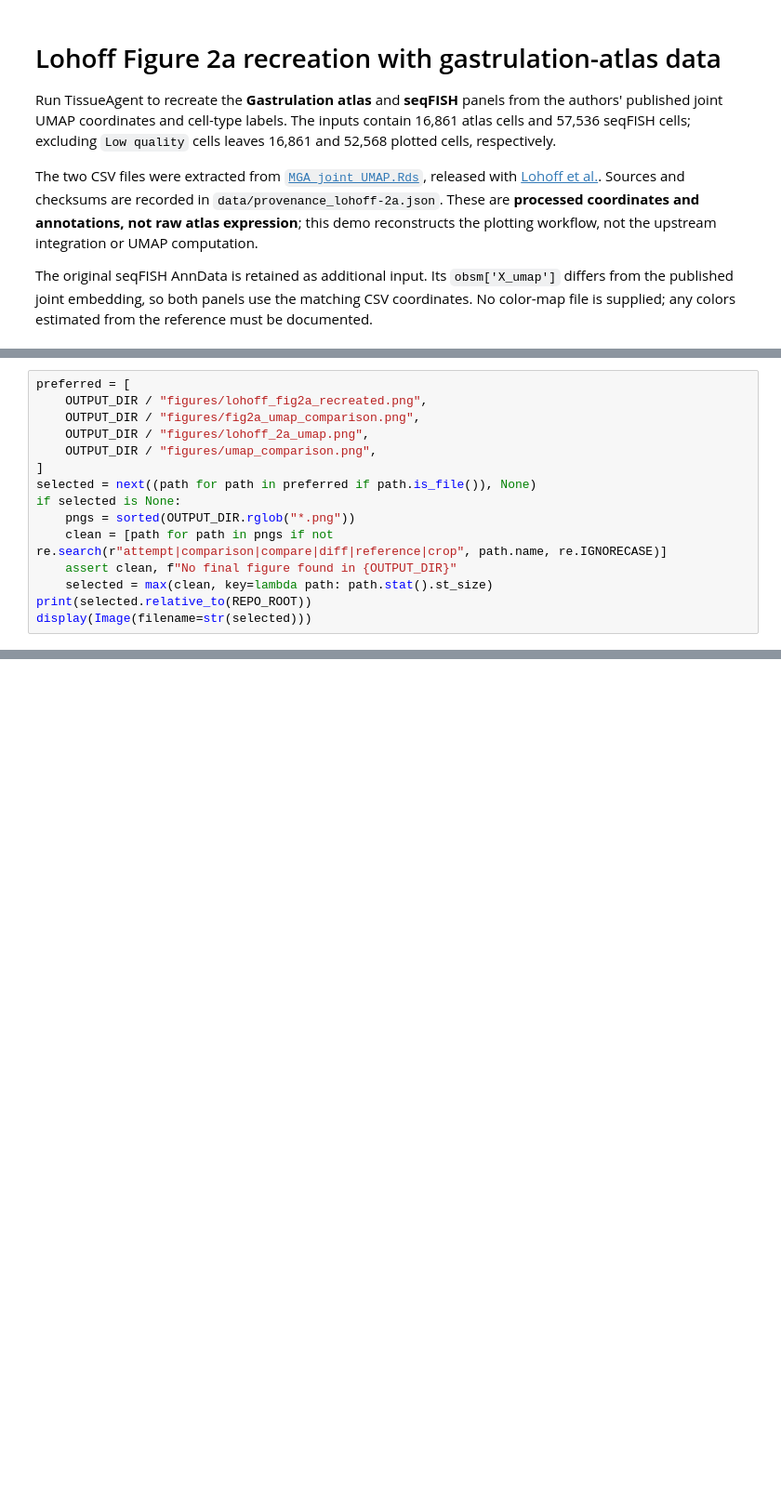
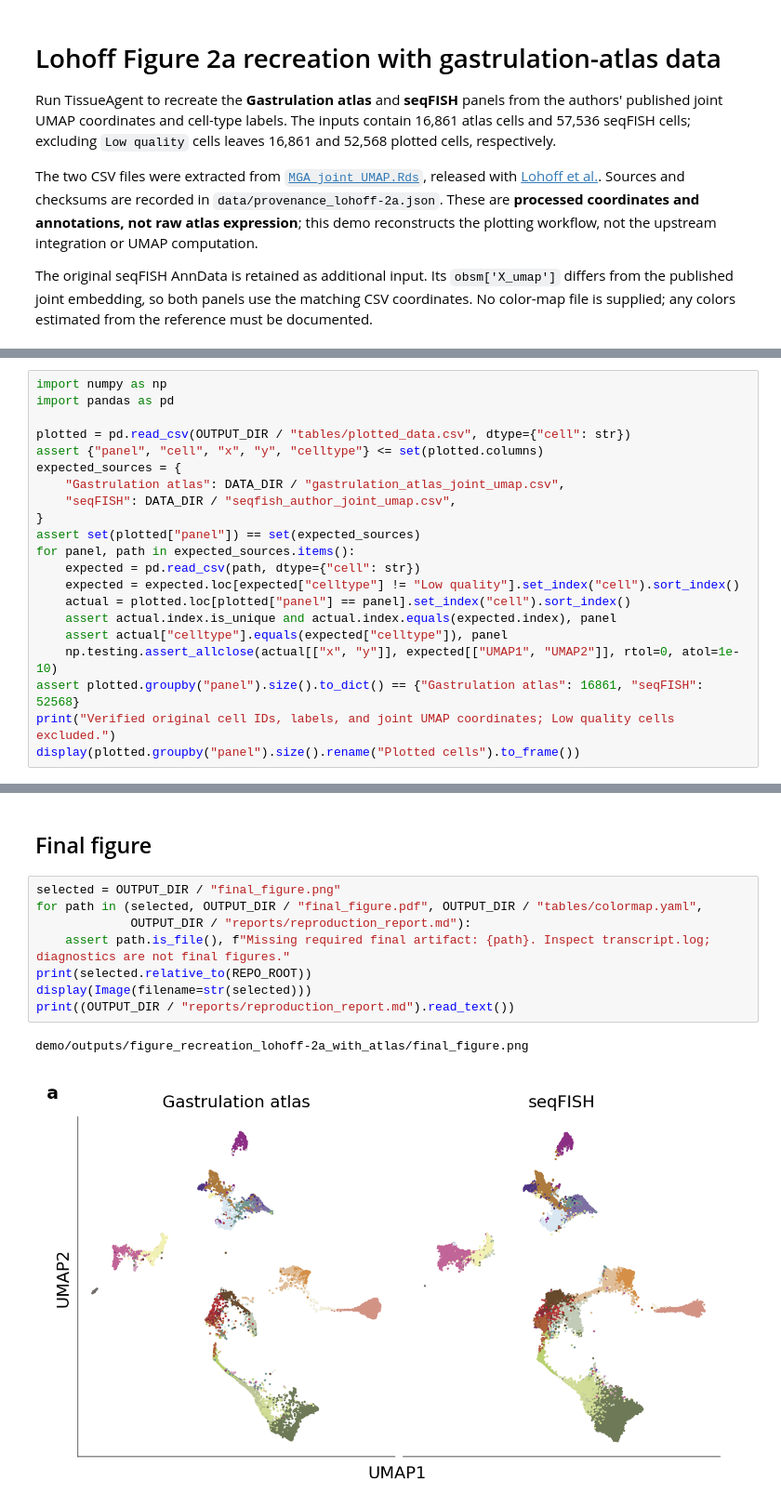
Before and after one commit to ma-compbio-lab/TissueAgent, a Jupyter notebook: demo/figure_recreation_lohoff-2a.ipynb, the cells around one changed output, grey strips where cells are left out. Shown at 93% size. Cells and saved outputs as stored; diff of their text form; blank space fills up the shorter version.

```diff
--- a/demo/figure_recreation_lohoff-2a.ipynb
+++ b/demo/figure_recreation_lohoff-2a.ipynb
@@ -172,15 +196,21 @@ After the run, inspect the generated figure and reproduction report. The expecte
 # %%
-preferred = [
-    OUTPUT_DIR / "figures/lohoff_fig2a_recreated.png",
-    OUTPUT_DIR / "figures/fig2a_umap_comparison.png",
-    OUTPUT_DIR / "figures/lohoff_2a_umap.png",
-    OUTPUT_DIR / "figures/umap_comparison.png",
-]
-selected = next((path for path in preferred if path.is_file()), None)
-if selected is None:
-    pngs = sorted(OUTPUT_DIR.rglob("*.png"))
-    clean = [path for path in pngs if not re.search(r"attempt|comparison|compare|diff|reference|crop", path.name, re.IGNORECASE)]
-    assert clean, f"No final figure found in {OUTPUT_DIR}"
-    selected = max(clean, key=lambda path: path.stat().st_size)
-print(selected.relative_to(REPO_ROOT))
-display(Image(filename=str(selected)))
+import numpy as np
+import pandas as pd
+
+plotted = pd.read_csv(OUTPUT_DIR / "tables/plotted_data.csv", dtype={"cell": str})
+assert {"panel", "cell", "x", "y", "celltype"} <= set(plotted.columns)
+expected_sources = {
+    "Gastrulation atlas": DATA_DIR / "gastrulation_atlas_joint_umap.csv",
+    "seqFISH": DATA_DIR / "seqfish_author_joint_umap.csv",
+}
+assert set(plotted["panel"]) == set(expected_sources)
+for panel, path in expected_sources.items():
+    expected = pd.read_csv(path, dtype={"cell": str})
+    expected = expected.loc[expected["celltype"] != "Low quality"].set_index("cell").sort_index()
+    actual = plotted.loc[plotted["panel"] == panel].set_index("cell").sort_index()
+    assert actual.index.is_unique and actual.index.equals(expected.index), panel
+    assert actual["celltype"].equals(expected["celltype"]), panel
+    np.testing.assert_allclose(actual[["x", "y"]], expected[["UMAP1", "UMAP2"]], rtol=0, atol=1e-10)
+assert plotted.groupby("panel").size().to_dict() == {"Gastrulation atlas": 16861, "seqFISH": 52568}
+print("Verified original cell IDs, labels, and joint UMAP coordinates; Low quality cells excluded.")
+display(plotted.groupby("panel").size().rename("Plotted cells").to_frame())
@@ -186,0 +223,13 @@ display(Image(filename=str(selected)))
+# %% [markdown]
+## Final figure
+# %%
+selected = OUTPUT_DIR / "final_figure.png"
+for path in (selected, OUTPUT_DIR / "final_figure.pdf", OUTPUT_DIR / "tables/colormap.yaml",
+             OUTPUT_DIR / "reports/reproduction_report.md"):
+    assert path.is_file(), f"Missing required final artifact: {path}. Inspect transcript.log; diagnostics are not final figures."
+print(selected.relative_to(REPO_ROOT))
+display(Image(filename=str(selected)))
+print((OUTPUT_DIR / "reports/reproduction_report.md").read_text())
+# %% [output]
+demo/outputs/figure_recreation_lohoff-2a_with_atlas/final_figure.png
+[figure, added]
```
Also changed, not shown: parts of 6 cells of this notebook, 16 other files.
